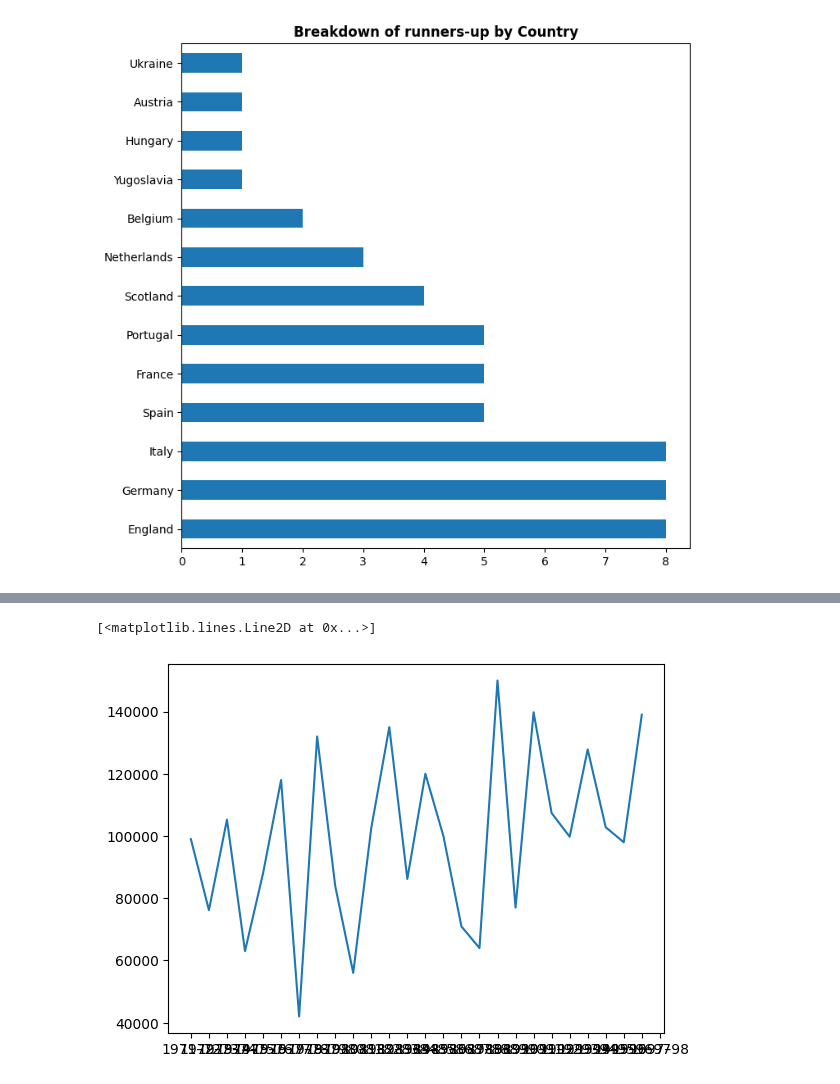
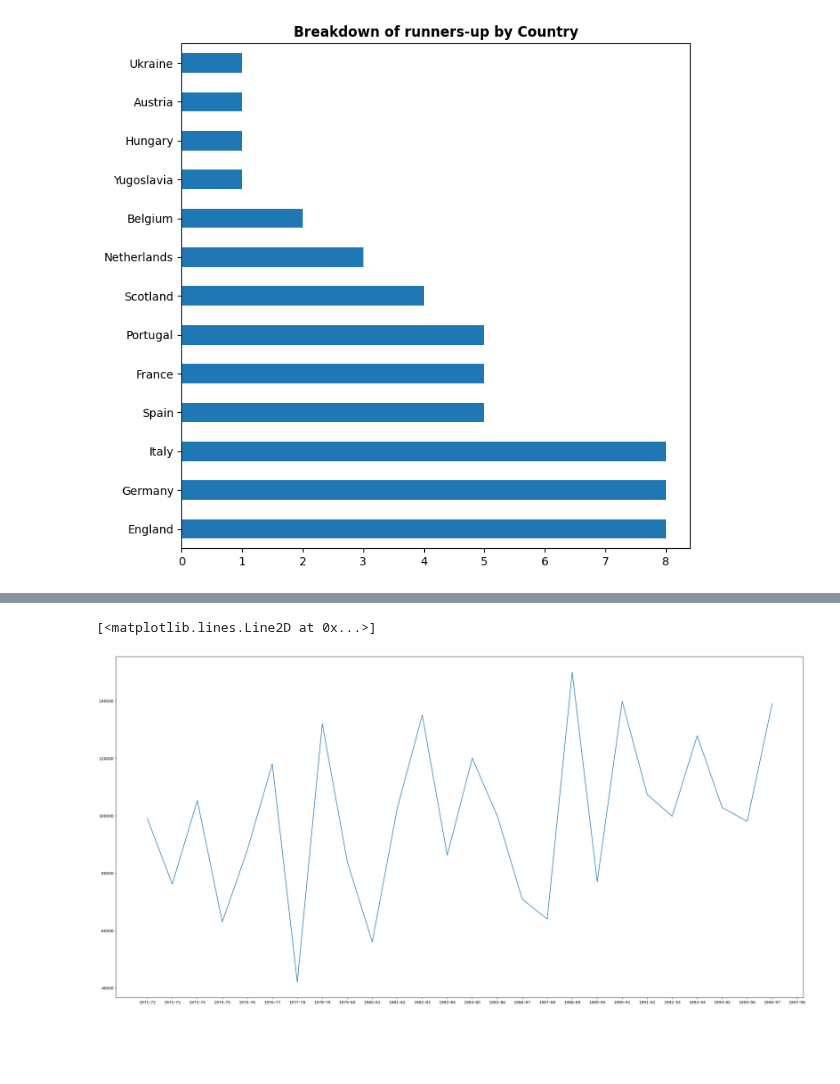
Before and after one commit to guilhermelaviola/SoccerCompetitionsStudy, a Jupyter notebook: UELStudy.ipynb, the cells around one changed output, grey strips where cells are left out. Drawn from its saved outputs; the diff is of its cells as text; code cells hidden in the pictures; blank space fills up the shorter version.

```diff
--- a/UELStudy.ipynb
+++ b/UELStudy.ipynb
@@ -94,8 +95,9 @@ plt.plot(uel['Season'], uel['Attendance (2nd leg)'])
 # %%
 # Displaying the total attendances (1st and 2nd leg matches) by season:
+plt.figure(figsize = (32,16))
 plt.plot(uel['Season'], uel['Attendance (1st leg)'] + uel['Attendance (2nd leg)'])
 # %% [output]
 [<matplotlib.lines.Line2D at 0x...>]
-[figure, old version]
+[figure, new version]
 # %%
 # Displaying the average attendances (1st and 2nd leg matches) by season:
```
Also changed, not shown: parts of 2 cells of this notebook.
